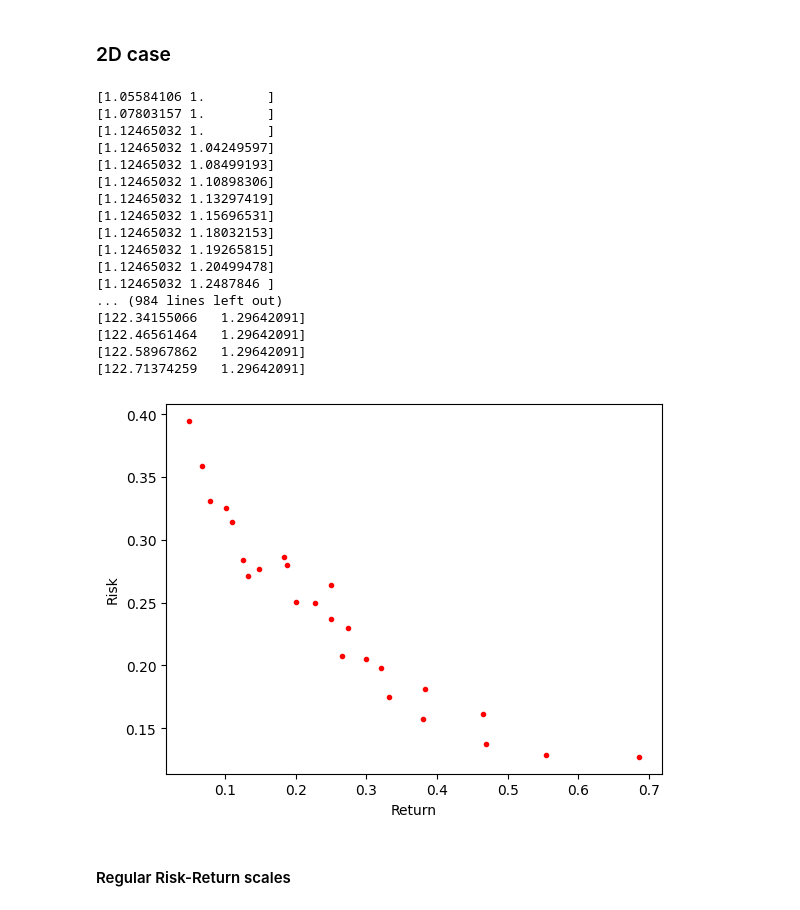
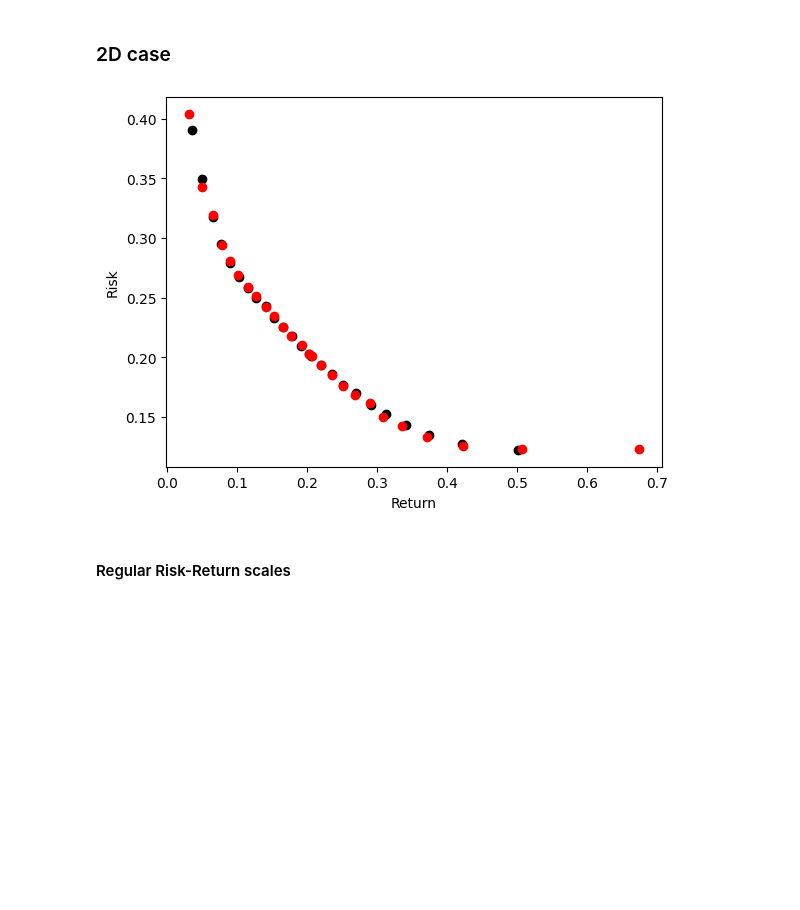
Before and after one commit to alessandro1802/moo, a Jupyter notebook: lab3.ipynb, the cells around one changed output. Cells and saved outputs as stored; diff of their text form; code cells hidden in the pictures; blank space fills up the shorter version.

```diff
--- a/lab3.ipynb
+++ b/lab3.ipynb
@@ -199,12 +199,11 @@ class MOEAD_3D():
             v=[]
             for i in range(1,points.shape[0]):
                 v.append(abs(delta_x - points[i,ind]-points[i-1,ind]))
-            result[ind]=np.std(v)
-        min_distro=np.min(result)
+            result[ind]=np.mean(v)
+        min_distro=np.max(result)
         for ind,w in enumerate(self.feature_weights):
-            self.feature_weights[ind]=abs(result[ind]-min_distro)+w
-        # self.feature_weights= (self.feature_weights - np.min(self.feature_weights))
-        print(self.feature_weights)
+            self.feature_weights[ind]=abs(result[ind]+min_distro)+w
+        self.feature_weights= (self.feature_weights )/np.sum(self.feature_weights)
     def solve(self):
         # {index: solution}
         self.population = self.initialize_population()
@@ -255,7 +254,8 @@ class MOEAD_2D(MOEAD_3D):
                  num_neighbors = 10,
                  crossover_rate = 0.9,
                  mutation_rate = 0.1,
-                 progress = False):
+                 progress = False,
+                 fixed_weights=False):
         super().__init__(stock_data,
                          risk_matrix,
                          population_size,
@@ -264,7 +264,8 @@ class MOEAD_2D(MOEAD_3D):
                          num_neighbors,
                          crossover_rate,
                          mutation_rate,
-                         progress)
+                         progress,
+                         fixed_weights)
         self.feature_weights=np.array([1.0,1.0])
     # Return, Risk
     def calc_point(self, solution_weights) :
@@ -336,40 +337,31 @@ class MOEAD_2D(MOEAD_3D):
 # %%
 population_size = 300
 num_iterations = 1000
 
 solver2d = MOEAD_2D(stock_data_norm,
                     risk_matrix_norm,
                     population_size,
                     num_iterations)
 
 final_population_2d = solver2d.solve()
-solver2d.plot_state()
+points = np.array(list(final_population_2d[1].values()))
+
 solver2d = MOEAD_2D(stock_data_norm,
                     risk_matrix_norm,
                     population_size,
                     num_iterations,fixed_weights=True)
 
-final_population_2d = solver2d.solve()
-solver2d.plot_state()
+final_population_2d_2 = solver2d.solve()
+ax = plt.figure().add_subplot()
+points2 = np.array(list(final_population_2d_2[1].values()))
+ax.scatter(points2[:,0], points2[:,1] ,c="#000000")
+
+ax.scatter(points[:,0], points[:,1] , c="#ff0000")
+ax.set_xlabel('Return')
+ax.set_ylabel('Risk')
+plt.show()
 # %% [output]
-[1.05584106 1.        ]
-[1.07803157 1.        ]
-[1.12465032 1.        ]
-[1.12465032 1.04249597]
-[1.12465032 1.08499193]
-[1.12465032 1.10898306]
-[1.12465032 1.13297419]
-[1.12465032 1.15696531]
-[1.12465032 1.18032153]
-[1.12465032 1.19265815]
-[1.12465032 1.20499478]
-[1.12465032 1.2487846 ]
-... (984 lines left out)
-[122.34155066   1.29642091]
-[122.46561464   1.29642091]
-[122.58967862   1.29642091]
-[122.71374259   1.29642091]
-[figure, old version]
+[figure, new version]
 # %% [markdown]
 #### Regular Risk-Return scales
 # %%
```
Also changed, not shown: parts of 1 cell of this notebook.
